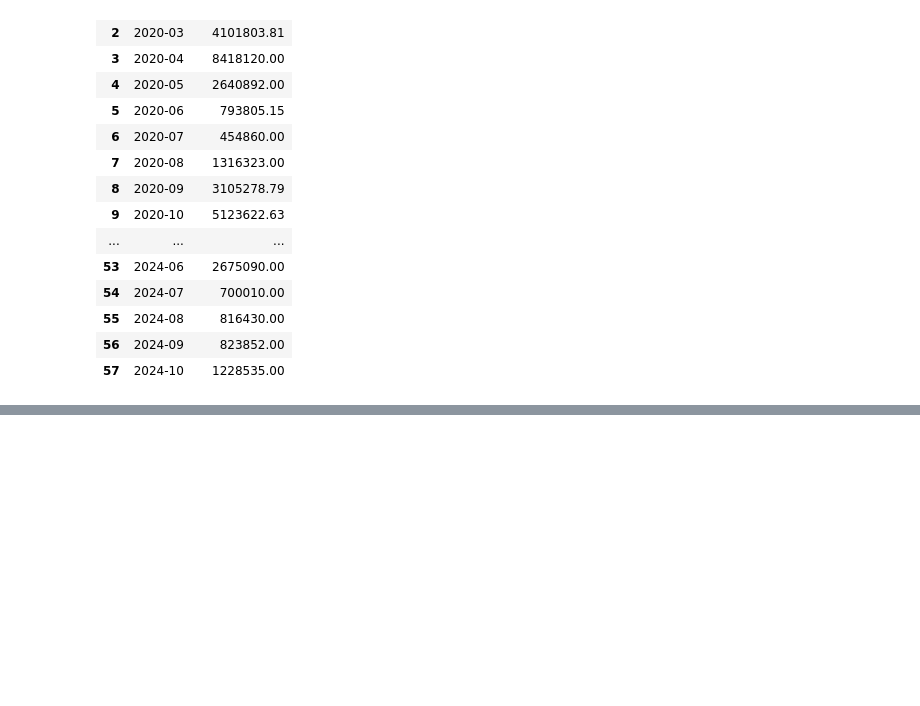
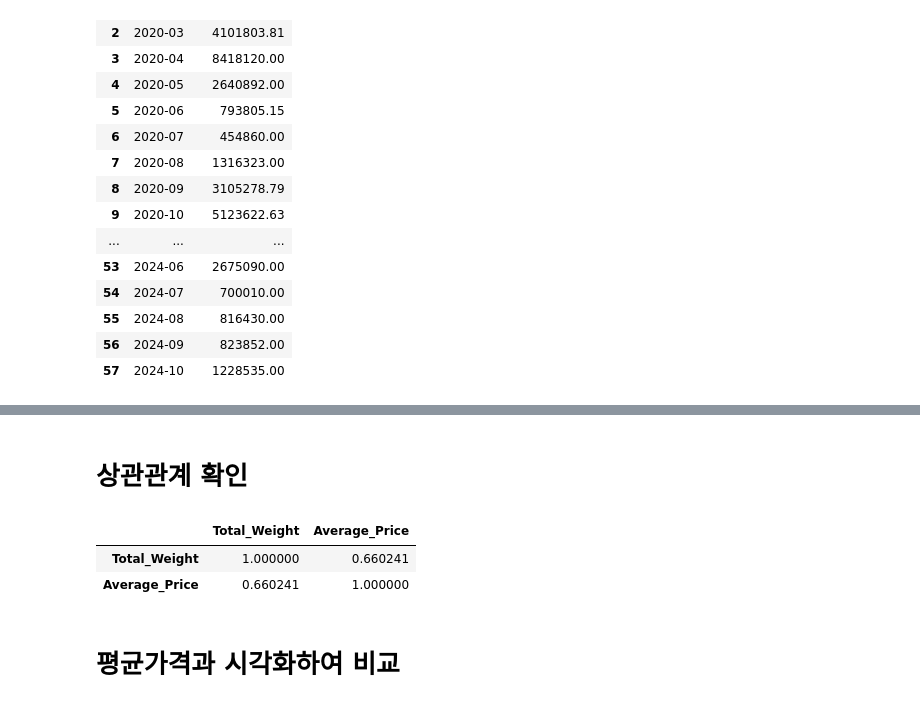
Before and after one commit to cocomong2/second-project, a Jupyter notebook: Mook/cabbage.ipynb, the cells around one changed output, grey strips where cells are left out. Cells and saved outputs as stored; diff of their text form; code cells hidden in the pictures; blank space fills up the shorter version.

```diff
--- a/Mook/cabbage.ipynb
+++ b/Mook/cabbage.ipynb
@@ -492,3 +496,5 @@ plt.show()
+# %% [markdown]
+# 상관관계 확인
 # %%
 filtered_data = pd.read_csv('data-files/filtered_80_percent_confidence.csv')
 
@@ -505,6 +511,14 @@ correlation_data = pd.merge(monthly_weight, monthly_avg_price, on='Month', how='
 
 # 상관관계 확인
 correlation = correlation_data[['Total_Weight', 'Average_Price']].corr()
+# %%
+correlation
+# %% [output]
+|  | Total_Weight | Average_Price |
+| Total_Weight | 1.000000 | 0.660241 |
+| Average_Price | 0.660241 | 1.000000 |
+# %% [markdown]
+# 평균가격과 시각화하여 비교
 # %%
 fig, ax1 = plt.subplots(figsize=(12, 6))
 
```
Also changed, not shown: parts of 4 cells of this notebook, 1 other file.
